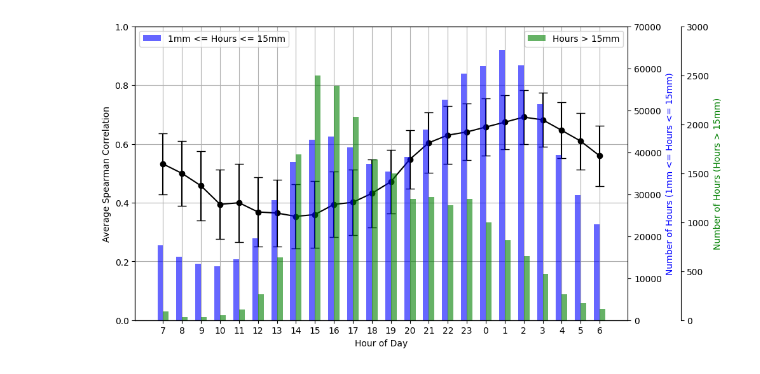
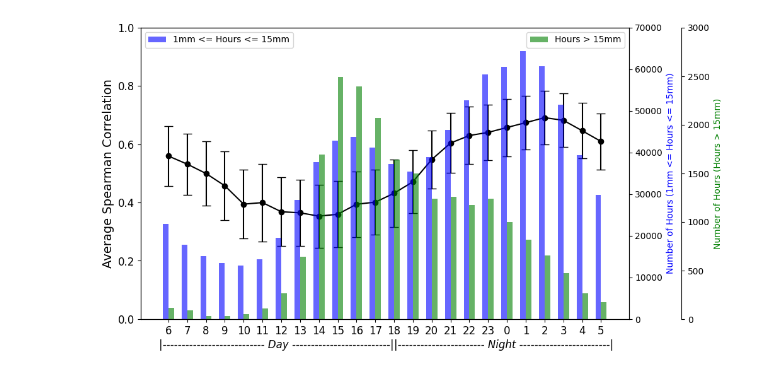
Before and after one commit to edieraristizabal/PAPER_RainfallLandslides_Vdea, a Jupyter notebook: CODE/spatial_analysis/hourly_correlation.ipynb, the cells around one changed output. Drawn from its saved outputs; the diff is of its cells as text; code cells hidden in the pictures.

```diff
--- a/CODE/spatial_analysis/hourly_correlation.ipynb
+++ b/CODE/spatial_analysis/hourly_correlation.ipynb
@@ -48,26 +48,28 @@ for hour in range(24):
     rows_between = hourly_data_clean.apply(lambda x: x.between(1, 15)).sum().sum()
     rows_between_by_hour.append(rows_between)
 
-# Rearrange the data to start from 7 AM and end at 6 AM
-shifted_correlations = average_correlations_by_hour[7:] + average_correlations_by_hour[:7]
-shifted_std_devs = std_devs_by_hour[7:] + std_devs_by_hour[:7]
-shifted_rows_greater = rows_greater_by_hour[7:] + rows_greater_by_hour[:7]
-shifted_rows_between = rows_between_by_hour[7:] + rows_between_by_hour[:7]
+# Rearrange the data to start from 6 AM and end at 6 AM
+shifted_correlations = average_correlations_by_hour[6:] + average_correlations_by_hour[:6]
+shifted_std_devs = std_devs_by_hour[6:] + std_devs_by_hour[:6]
+shifted_rows_greater = rows_greater_by_hour[6:] + rows_greater_by_hour[:6]
+shifted_rows_between = rows_between_by_hour[6:] + rows_between_by_hour[:6]
 
-# Create corresponding x-axis labels to reflect the sequence from 7 AM to 6 AM
-shifted_hours_labels = list(range(7, 24)) + list(range(0, 7))
+# Create corresponding x-axis labels to reflect the sequence from 6 AM to 5 AM
+shifted_hours_labels = list(range(6, 24)) + list(range(0, 6))
 # %%
 # Plot the data with error bars representing the standard deviation
 fig, ax1 = plt.subplots(figsize=(10, 6))
 
 # Line plot for Spearman correlations
 ax1.errorbar(range(24), shifted_correlations, yerr=shifted_std_devs, fmt='o', linestyle='-', markersize=6, capsize=5, color='black')
-ax1.set_xlabel('Hour of Day')
-ax1.set_ylabel('Average Spearman Correlation', color='black')
+#ax1.set_xlabel('Hour of Day', fontsize=14)
+ax1.set_ylabel('Average Spearman Correlation', color='black',fontsize=14)
 ax1.set_ylim(0, 1)
 ax1.set_xticks(range(24))
 ax1.set_xticklabels(shifted_hours_labels)
-ax1.grid(True)
+ax1.tick_params(axis='both', which='major', labelsize=12)
+ax1.grid(False)
+
 
 # Add the first right y-axis for rows between 1 and 10
 ax2 = ax1.twinx()
@@ -81,31 +83,34 @@ ax2.set_ylim(0, 70000)  # Set maximum y-axis limit to 20,000
 # Add the second right y-axis for rows greater than
 ax3 = ax1.twinx()
 
 # Shift the second y-axis slightly to the right
 ax3.spines['right'].set_position(('outward', 60))
 
 # Bar plot for rows with values greater than (green)
 ax3.bar(np.array(range(24)) + width/2, shifted_rows_greater, width, alpha=0.6, color='green', label='Hours > 15mm')
 ax3.set_ylabel('Number of Hours (Hours > 15mm)', color='green')
 ax3.set_ylim(0, 3000)  # Set maximum y-axis limit
 
 # Add legend to differentiate the bars
 ax2.legend(loc='upper left')
 ax3.legend(loc='upper right')
 
 # Add lines on the top and right sides to close the figure (without labels or ticks)
 ax1.spines['top'].set_visible(True)
 ax1.spines['right'].set_visible(True)
 ax1.spines['top'].set_color('black')
 ax1.spines['right'].set_color('black')
 
 # Hide ticks and labels on top and right axes
 ax1.tick_params(top=False, right=False)
 
+ax1.text(-0.5, -0.1, '|--------------------------- Day --------------------------|', style ='italic', fontsize = 12, )
+ax1.text(12, -0.1, '|----------------------- Night ------------------------|', style ='italic', fontsize = 12, )
+
 # Save the figure as PNG
 plt.savefig('../../FIGURES/spatial_analysis/spearman_correlation.png', format='png', dpi=500, bbox_inches='tight')
 
 # Show the plot
 plt.show()
 # %% [output]
-[figure, old version]
+[figure, new version]
```
Also changed, not shown: 52 other files.
